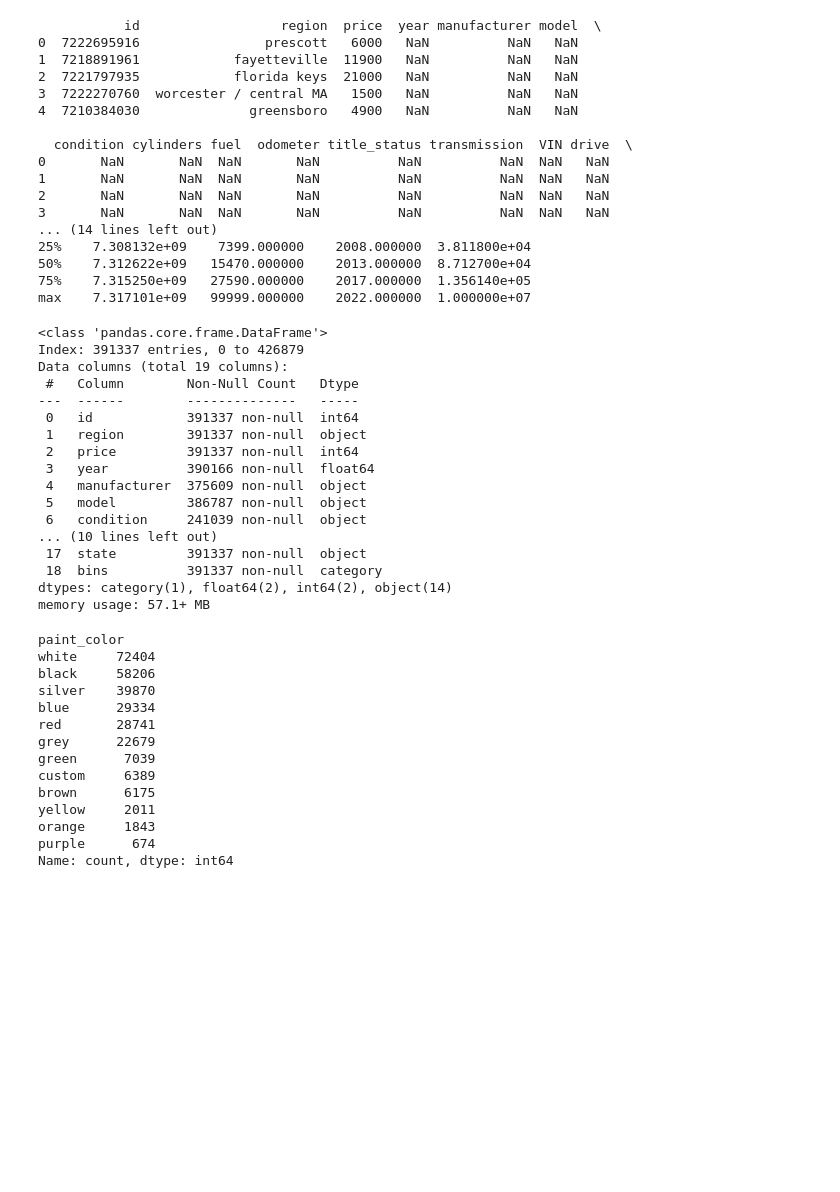
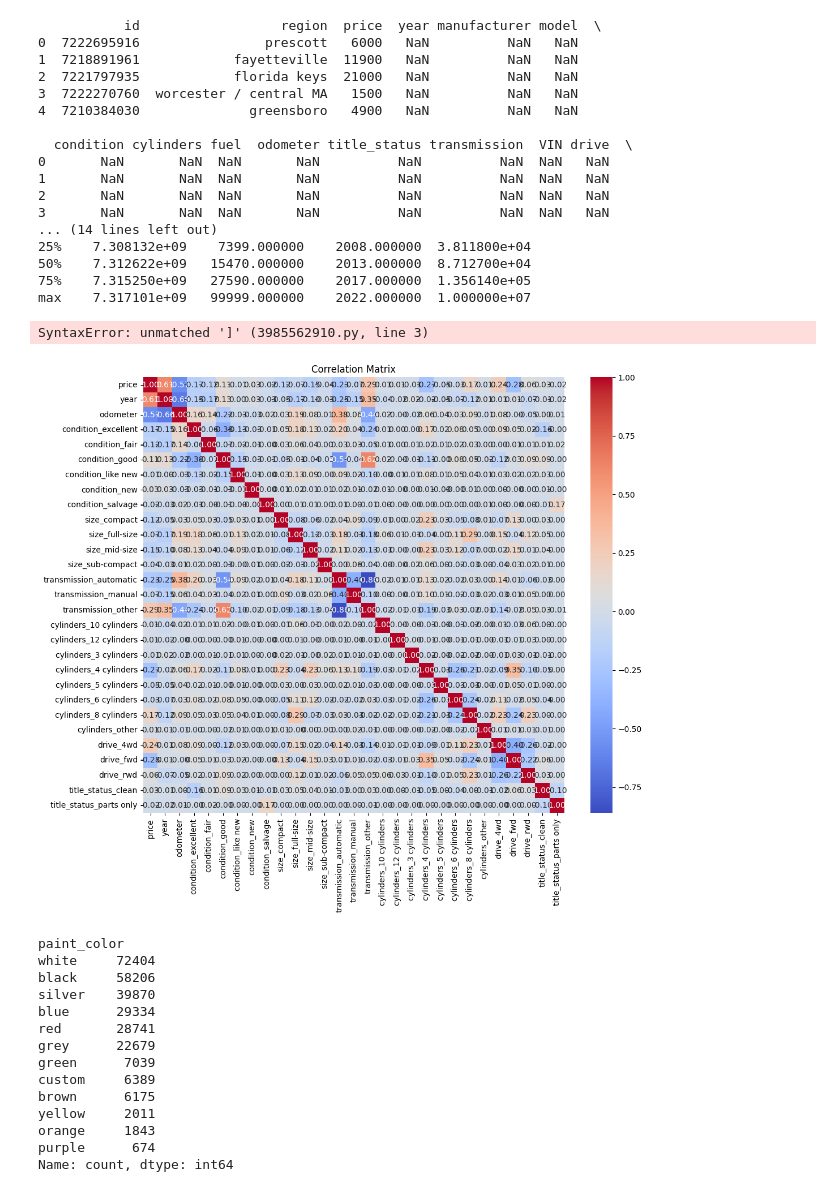
Before and after one commit to coconut808/ML-AI, a Jupyter notebook: Assignment_11.1/eda.ipynb, the cells around one changed output. Drawn from its saved outputs; the diff is of its cells as text; code cells hidden in the pictures; blank space fills up the shorter version.

```diff
--- a/Assignment_11.1/eda.ipynb
+++ b/Assignment_11.1/eda.ipynb
@@ -490,26 +491,29 @@ print(type(cars['bins']))
 50%    7.312622e+09   15470.000000    2013.000000  8.712700e+04
 75%    7.315250e+09   27590.000000    2017.000000  1.356140e+05
 max    7.317101e+09   99999.000000    2022.000000  1.000000e+07
-# %%
-cars.info()
-# %% [output]
-<class 'pandas.core.frame.DataFrame'>
-Index: 391337 entries, 0 to 426879
-Data columns (total 19 columns):
- #   Column        Non-Null Count   Dtype
----  ------        --------------   -----
- 0   id            391337 non-null  int64
- 1   region        391337 non-null  object
- 2   price         391337 non-null  int64
- 3   year          390166 non-null  float64
- 4   manufacturer  375609 non-null  object
- 5   model         386787 non-null  object
- 6   condition     241039 non-null  object
-... (10 lines left out)
- 17  state         391337 non-null  object
- 18  bins          391337 non-null  category
-dtypes: category(1), float64(2), int64(2), object(14)
-memory usage: 57.1+ MB
+# %%
+# Let's use one hot encoding
+keep_cars = cars[['price','year','odometer']]
+categorical_cols=['condition', 'size', 'transmission', 'cylinders', 'drive']
+# get everything else and concat
+cars_encoded = pd.concat([keep_cars, pd.get_dummies(cars[categorical_cols], dtype=int)], axis=1)
+
+cars_encoded.info()
+# %% [output]
+SyntaxError: unmatched ']' (3985562910.py, line 3)
+# %%
+# Correlation matrix naive approach
+corr = cars_encoded.corr()
+
+
+# heatmap
+plt.figure(figsize=(12, 10))
+sns.heatmap(corr, fmt=".2f", cmap="coolwarm", annot=True)
+plt.title('Correlation Matrix')
+plt.savefig('images/correlation_matrix_ohe.png')
+plt.show()
+# %% [output]
+[figure, added]
 # %%
 cars['paint_color'].value_counts()
 # %% [output]
```
Also changed, not shown: parts of 2 cells of this notebook, 4 other files.
